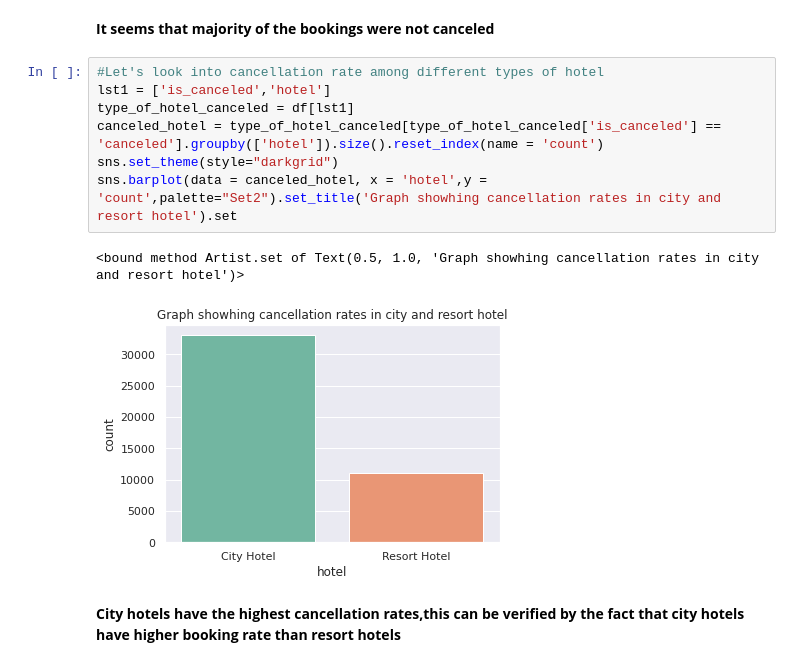
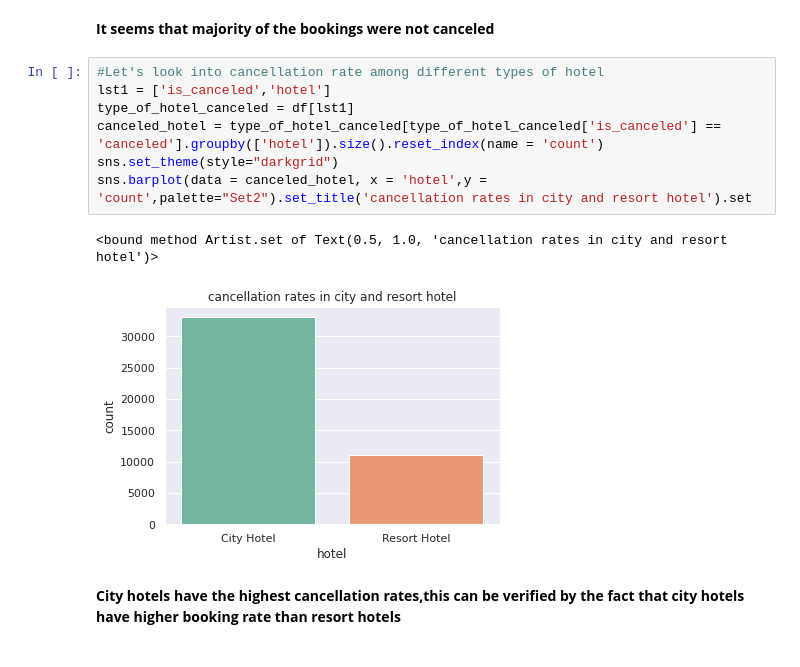
Before and after one commit to praveenbejo95/Hotel-booking-analysis-EDA-, a Jupyter notebook: Hotel_Booking_Analysis_EDA_Capstone_Project.ipynb, the cells around one changed output. Cells and saved outputs as stored; diff of their text form.

```diff
--- a/Hotel_Booking_Analysis_EDA_Capstone_Project.ipynb
+++ b/Hotel_Booking_Analysis_EDA_Capstone_Project.ipynb
@@ -182,13 +182,13 @@ sns.countplot(canceled_data,palette="cool")
 # %%
 #Let's look into cancellation rate among different types of hotel
 lst1 = ['is_canceled','hotel']
 type_of_hotel_canceled = df[lst1]
 canceled_hotel = type_of_hotel_canceled[type_of_hotel_canceled['is_canceled'] == 'canceled'].groupby(['hotel']).size().reset_index(name = 'count')
 sns.set_theme(style="darkgrid")
-sns.barplot(data = canceled_hotel, x = 'hotel',y = 'count',palette="Set2").set_title('Graph showhing cancellation rates in city and resort hotel').set
+sns.barplot(data = canceled_hotel, x = 'hotel',y = 'count',palette="Set2").set_title('cancellation rates in city and resort hotel').set
 # %% [output]
-<bound method Artist.set of Text(0.5, 1.0, 'Graph showhing cancellation rates in city and resort hotel')>
+<bound method Artist.set of Text(0.5, 1.0, 'cancellation rates in city and resort hotel')>
-[figure, old version]
+[figure, new version]
 # %% [markdown]
 **City hotels have the highest cancellation rates,this can be verified by the fact that city hotels have higher booking rate than resort hotels**
 # %% [markdown]
```
Also changed, not shown: parts of 4 cells of this notebook.
